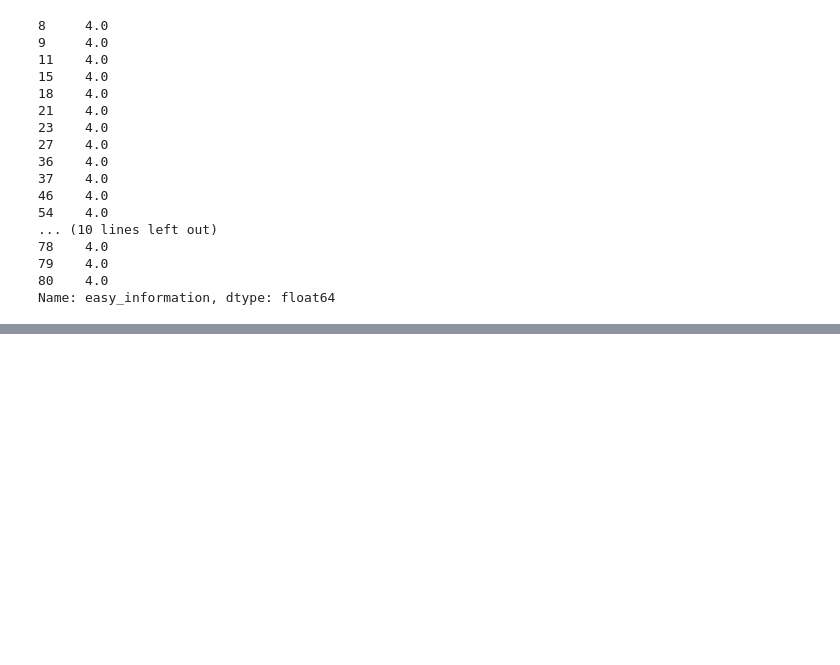
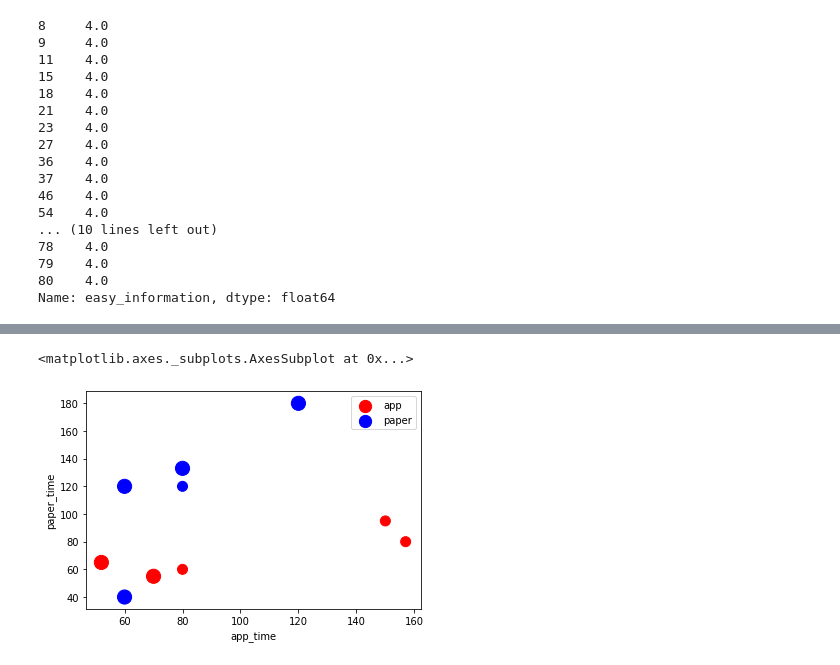
Before and after one commit to alefherrera/my-order-data, a Jupyter notebook: notebook.ipynb, the cells around one changed output, grey strips where cells are left out. Saved outputs shown, nothing was run; the diff lists cells and outputs as text; code cells hidden in the pictures; blank space fills up the shorter version.

```diff
--- a/notebook.ipynb
+++ b/notebook.ipynb
@@ -146,0 +175,4 @@ Info de forma clara, por edad y profesion. AGE, EDUCATION, comprehensible
+# %%
+app = df[df["order"] == "AC"]
+paper = df[df["order"] == "CA"]
+df
@@ -146,0 +191,6 @@ Info de forma clara, por edad y profesion. AGE, EDUCATION, comprehensible
+# %%
+ax = app.plot.scatter(x="app_time", y="paper_time", color="red", label="app", s = app["use_delivery2"] * 100)
+paper.plot.scatter(x="app_time", y="paper_time", color="blue", label="paper", s = paper["use_delivery2"] * 100, ax=ax)
+# %% [output]
+<matplotlib.axes._subplots.AxesSubplot at 0x...>
+[figure, added]
```
Also changed, not shown: parts of 6 cells of this notebook, 3 other files.
